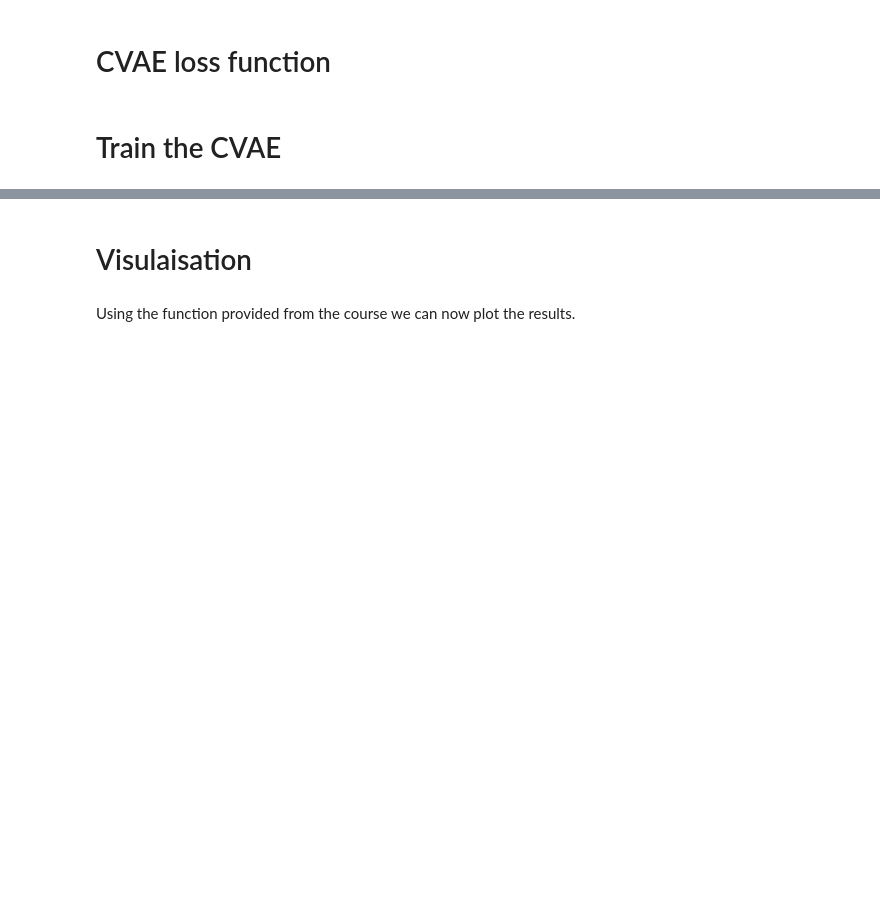
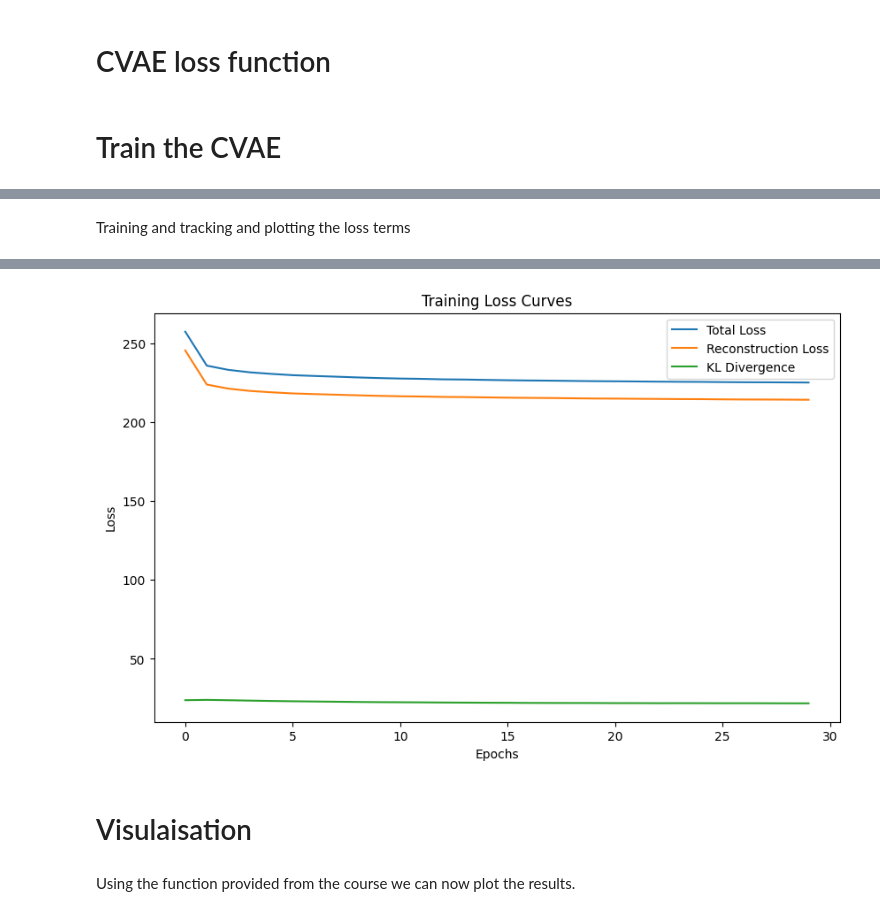
Before and after one commit to VildeOpdal/HDDL_miniprojet, a Jupyter notebook: miniprojet2_HDDL.ipynb, the cells around one changed output, grey strips where cells are left out. Cells and saved outputs as stored; diff of their text form; code cells hidden in the pictures; blank space fills up the shorter version.

```diff
--- a/miniprojet2_HDDL.ipynb
+++ b/miniprojet2_HDDL.ipynb
@@ -208,7 +379,7 @@ latent_dim = 20
 condition_dim = 10 ###
 learning_rate = 1e-3
 epochs = 30 #30
-beta = 1
+beta = 0.5 #1
 
 epoch_loss_list=[]
 
@@ -267,0 +438,71 @@ KeyboardInterrupt:
+# %% [markdown]
+Training and tracking and plotting the loss terms
+# %%
+# Hyperparameters
+latent_dim = 20
+condition_dim = 10
+learning_rate = 1e-3
+epochs = 30 #30
+beta = 0.5 #1
+
+batch_size = 128
+
+# Initialize variables for tracking loss terms
+reconstruction_losses = []
+kl_divergence_losses = []
+total_losses = []
+
+# Create the model and optimizer
+cvae = CVAE(latent_dim=latent_dim, condition_dim=condition_dim).to(device)
+optimizer = optim.Adam(cvae.parameters(), lr=learning_rate)
+
+# Training loop
+for epoch in range(1, epochs + 1):
+    cvae.train()
+    running_recon_loss = 0.0
+    running_kl_loss = 0.0
+    running_total_loss = 0.0
+
+    for batch_idx, (data, labels) in enumerate(train_loader):
+        data = data.to(device)
+        labels = labels.to(device)
+        c = F.one_hot(labels, num_classes=condition_dim).float()  # One-hot encoding for condition vector
+
+        optimizer.zero_grad()
+
+        recon_batch, mu, logvar = cvae(data, c)
+
+        # Get loss values: total, reconstruction, and KL divergence
+        loss, recon_loss, kl_loss = loss_function_cvae(recon_batch, data, mu, logvar, beta)
+
+        loss.backward()
+        optimizer.step()
+
+        # Accumulate losses
+        running_recon_loss += recon_loss.item()
+        running_kl_loss += kl_loss.item()
+        running_total_loss += loss.item()
+
+    # Average the loss terms over the dataset for the epoch
+    epoch_recon_loss = running_recon_loss / len(train_loader.dataset)
+    epoch_kl_loss = running_kl_loss / len(train_loader.dataset)
+    epoch_total_loss = running_total_loss / len(train_loader.dataset)
+
+    # Store the losses for later plotting
+    reconstruction_losses.append(epoch_recon_loss)
+    kl_divergence_losses.append(epoch_kl_loss)
+    total_losses.append(epoch_total_loss)
+
+    print(f"Epoch {epoch}, Loss: {epoch_total_loss:.4f}, Recon: {epoch_recon_loss:.4f}, KL: {epoch_kl_loss:.4f}")
+
+# Plot Loss Curves
+plt.figure(figsize=(10, 6))
+plt.plot(total_losses, label="Total Loss")
+plt.plot(reconstruction_losses, label="Reconstruction Loss")
+plt.plot(kl_divergence_losses, label="KL Divergence")
+plt.xlabel('Epochs')
+plt.ylabel('Loss')
+plt.title('Training Loss Curves')
+plt.legend()
+plt.show()
+# %% [output]
@@ -268,3 +526,4 @@ KeyboardInterrupt:
+[figure, added]
 # %% [markdown]
 # Visulaisation
 # %% [markdown]
```
Also changed, not shown: parts of 40 cells of this notebook.
